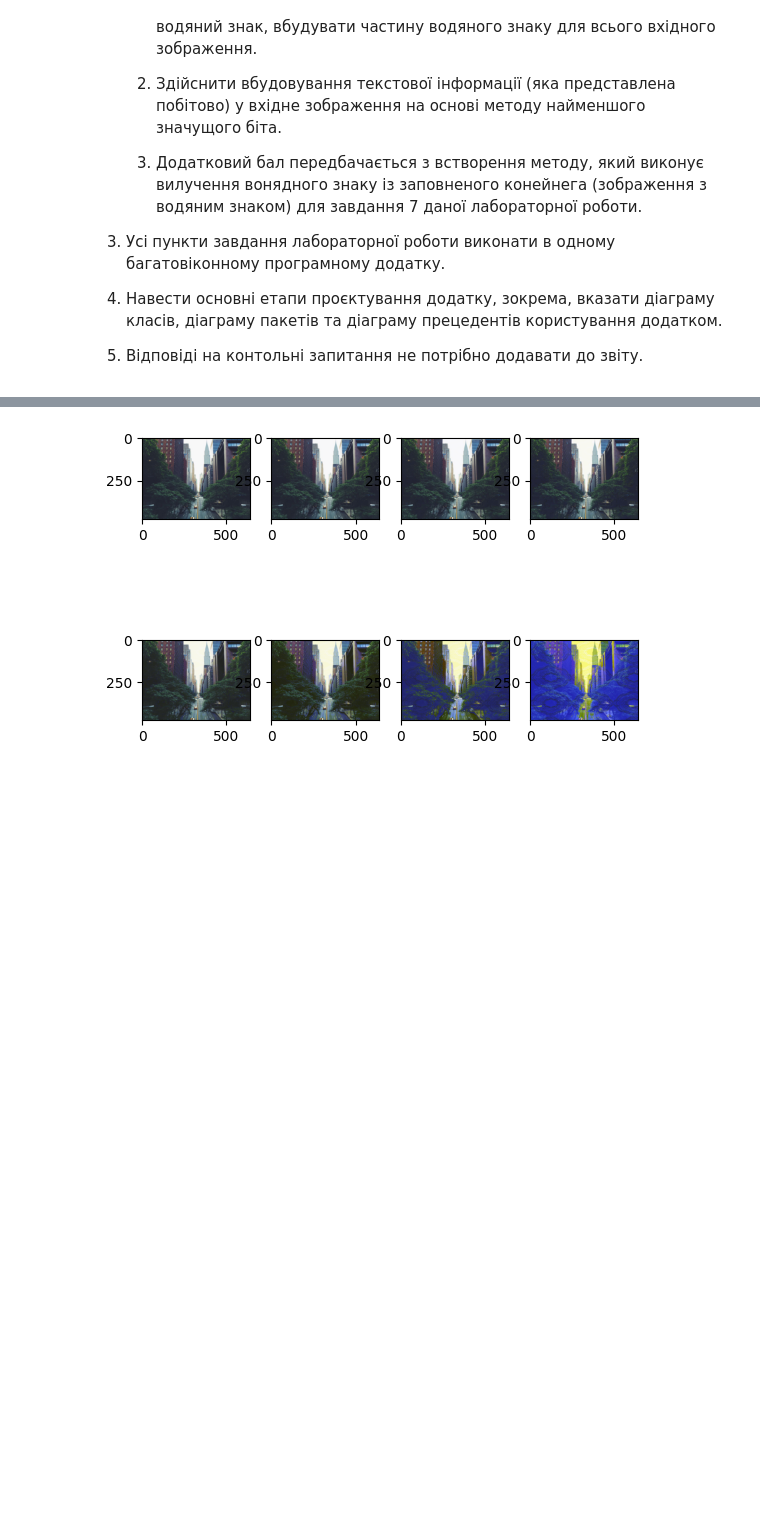
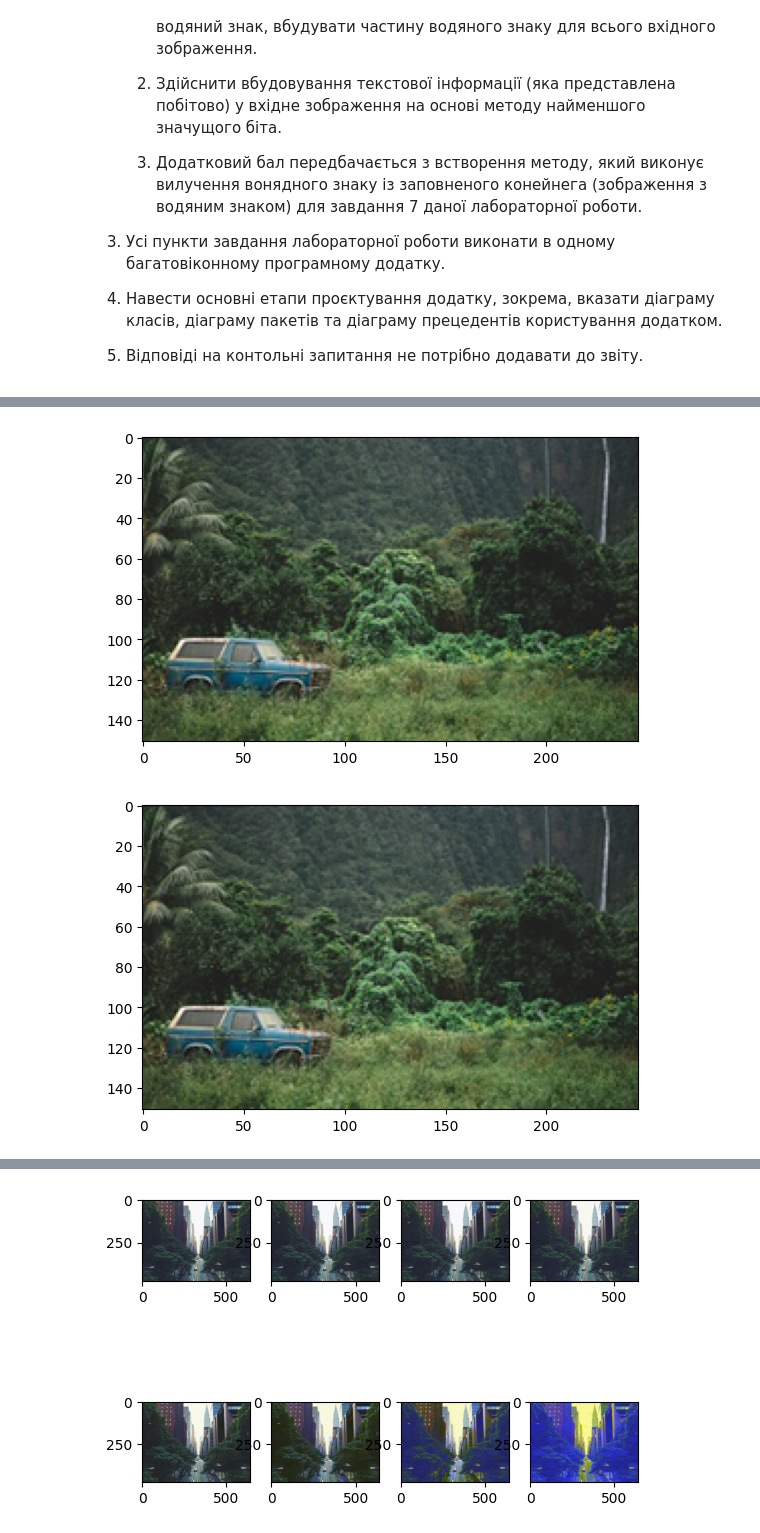
Before and after one commit to KlymentievMaksym/CompGraph, a Jupyter notebook: Lab6.ipynb, the cells around one changed output, grey strips where cells are left out. Saved outputs shown, nothing was run; the diff lists cells and outputs as text; code cells hidden in the pictures; blank space fills up the shorter version.

```diff
--- a/Lab6.ipynb
+++ b/Lab6.ipynb
@@ -138,7 +138,7 @@ class Sg:
             raise TypeError("Type not supported.")
 
 
-    def encode(self, secret_data, path="lab6/EncodedImage.png"):
+    def encode(self, secret_data, path="lab6/EncodedImage.png", sign=1):
         image = np.array(self.img)
         max_bytes = image.shape[0] * image.shape[1] * image.shape[2] // 8
         if len(secret_data) > max_bytes:
@@ -151,17 +151,18 @@ class Sg:
             for pixel in row:
                 r, g, b = self.data_to_bin(pixel)
                 if data_index < data_len:
-                    pixel[0] = int(r[:-1] + binary_secret_data[data_index], 2)
+                    pixel[0] = int(r[:-1] + sign * binary_secret_data[data_index], 2)
                     data_index += 1
                 if data_index < data_len:
-                    pixel[1] = int(g[:-1] + binary_secret_data[data_index], 2)
+                    pixel[1] = int(g[:-1] + sign * binary_secret_data[data_index], 2)
                     data_index += 1
                 if data_index < data_len:
-                    pixel[2] = int(b[:-1] + binary_secret_data[data_index], 2)
+                    pixel[2] = int(b[:-1] + sign * binary_secret_data[data_index], 2)
                     data_index += 1
                 if data_index >= data_len:
                     break
-        # self.img = Im.fromarray(image)
+        self.img = Im.fromarray(image)
+        self.img.save(path)
         return image
 
     def decode(self):
@@ -225,7 +226,20 @@ secret_data = "This is a top secret message.1"
 
 sg = Sg(img, wm)
 sg.encode(secret_data)
-Im.fromarray(encoded_image).save("lab6/EncodedImage.png")
-decoded_data = decode("lab6/EncodedImage.png")
-print("[+] Decoded data:", decoded_data)
+# sg.encode("GOD")
+
+
+sg1 = Sg("lab6/EncodedImage.png", wm)
+decoded_data = sg1.decode()
+print("Decoded data:", decoded_data)
+
+sg1.show()
+
+sg.encode(decoded_data, sign=-1)
+
+sg1 = Sg("lab6/EncodedImage.png", wm)
+decoded_data = sg1.decode()
+print("Decoded data:", decoded_data)
+
+sg1.show()
 # %% [output]
@@ -233,3 +263,5 @@ NameError: name 'Image' is not defined
+[figure, added]
+[figure, added]
 # %%
 wm = "lab6/WM.png"
 img = "lab6/InputImage.png"
```
Also changed, not shown: parts of 2 cells of this notebook, 1 other file.
